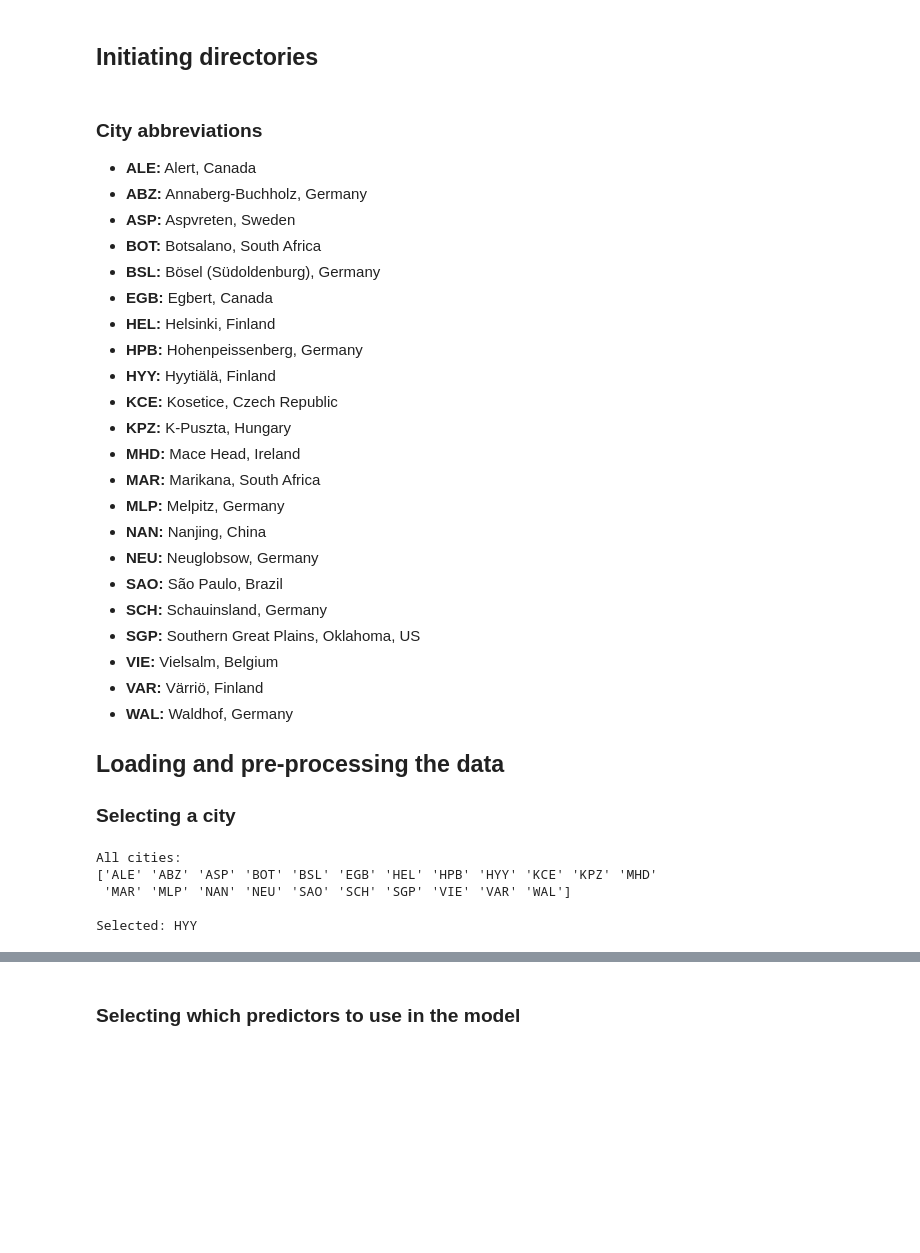
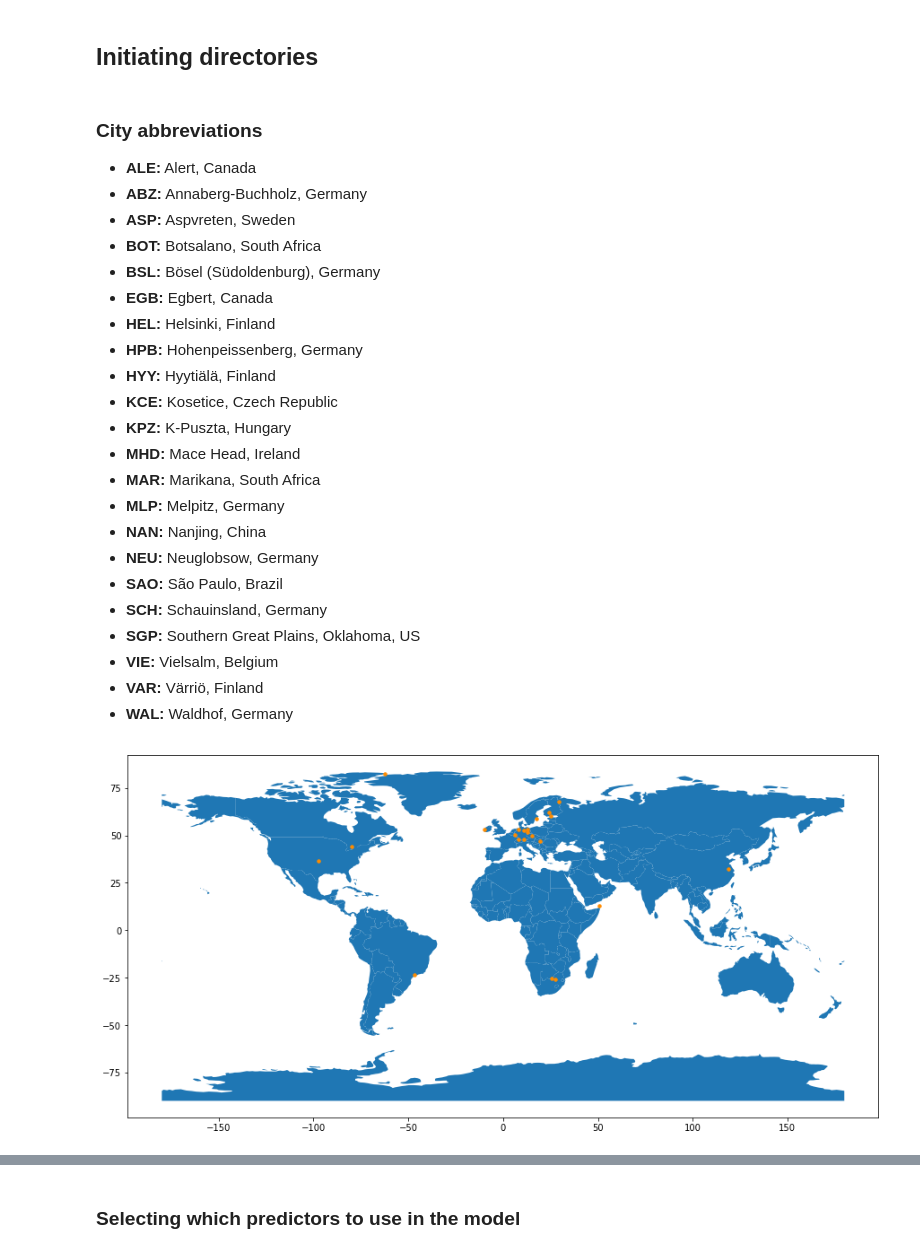
Before and after one commit to ellarauth/aerosol-modeling, a Jupyter notebook: notebooks/explore.ipynb, the cells around one changed output, grey strips where cells are left out. Drawn from its saved outputs; the diff is of its cells as text; code cells hidden in the pictures; blank space fills up the shorter version.

```diff
--- a/notebooks/explore.ipynb
+++ b/notebooks/explore.ipynb
@@ -106,19 +121,12 @@ cities = pd.read_csv(ROOT_DIR + config['cities'])
 * **VIE:**	Vielsalm, Belgium
 * **VAR:**	Värriö, Finland
 * **WAL:**	Waldhof, Germany
-
-
-## Loading and pre-processing the data
-### Selecting a city
-# %%
-print('All cities:')
-print(cities.city.unique(), '\n')
-
-city = 'HYY'
-print('Selected:', city)
-# %% [output]
-All cities:
-['ALE' 'ABZ' 'ASP' 'BOT' 'BSL' 'EGB' 'HEL' 'HPB' 'HYY' 'KCE' 'KPZ' 'MHD'
- 'MAR' 'MLP' 'NAN' 'NEU' 'SAO' 'SCH' 'SGP' 'VIE' 'VAR' 'WAL']
-
-Selected: HYY
+# %%
+geometry = [Point(xy) for xy in zip(cities.longitude, cities.latitude)]
+gdf = gpd.GeoDataFrame(cities.city, crs={'init': 'epsg:4326'}, geometry=geometry)
+world = gpd.read_file(gpd.datasets.get_path('naturalearth_lowres'))
+
+ax = world.plot(figsize=(15,10))
+gdf.plot(ax=ax, color='darkorange', markersize=12);
+# %% [output]
+[figure, added]
```
Also changed, not shown: parts of 46 cells of this notebook.
